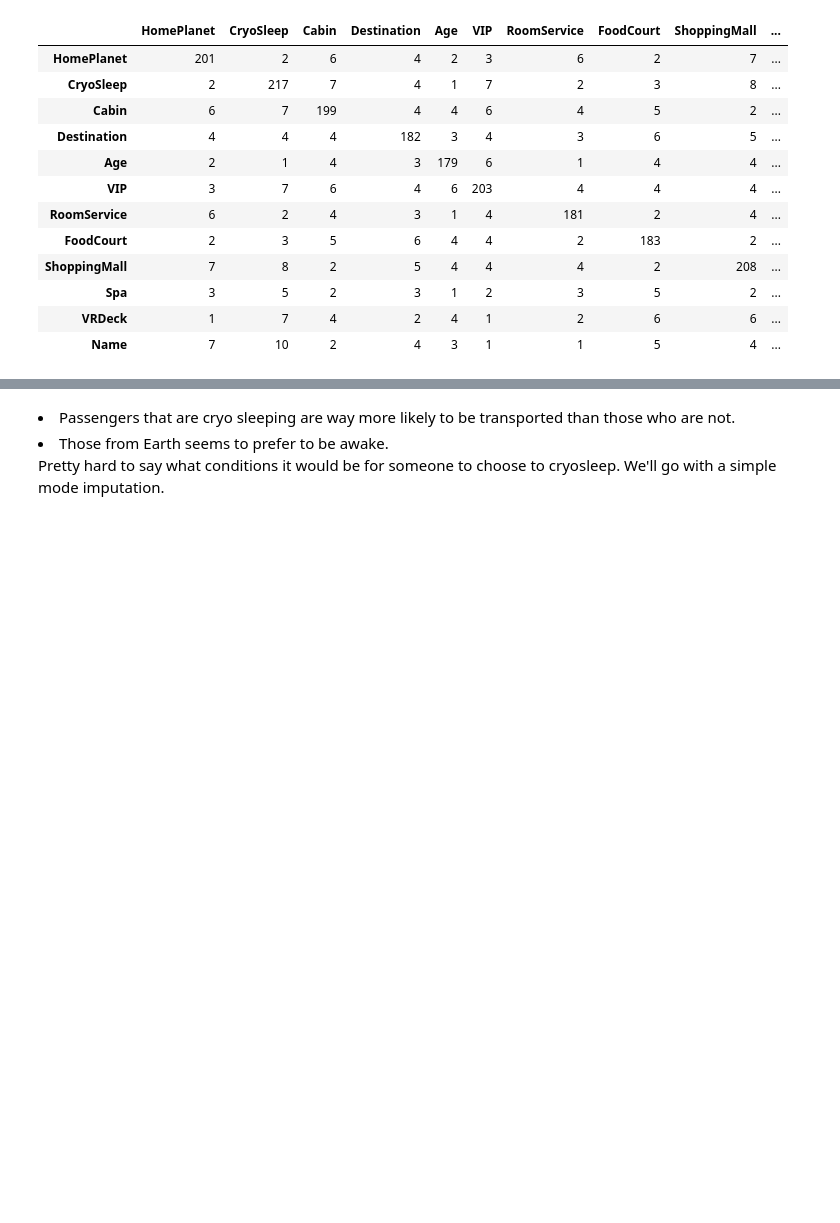
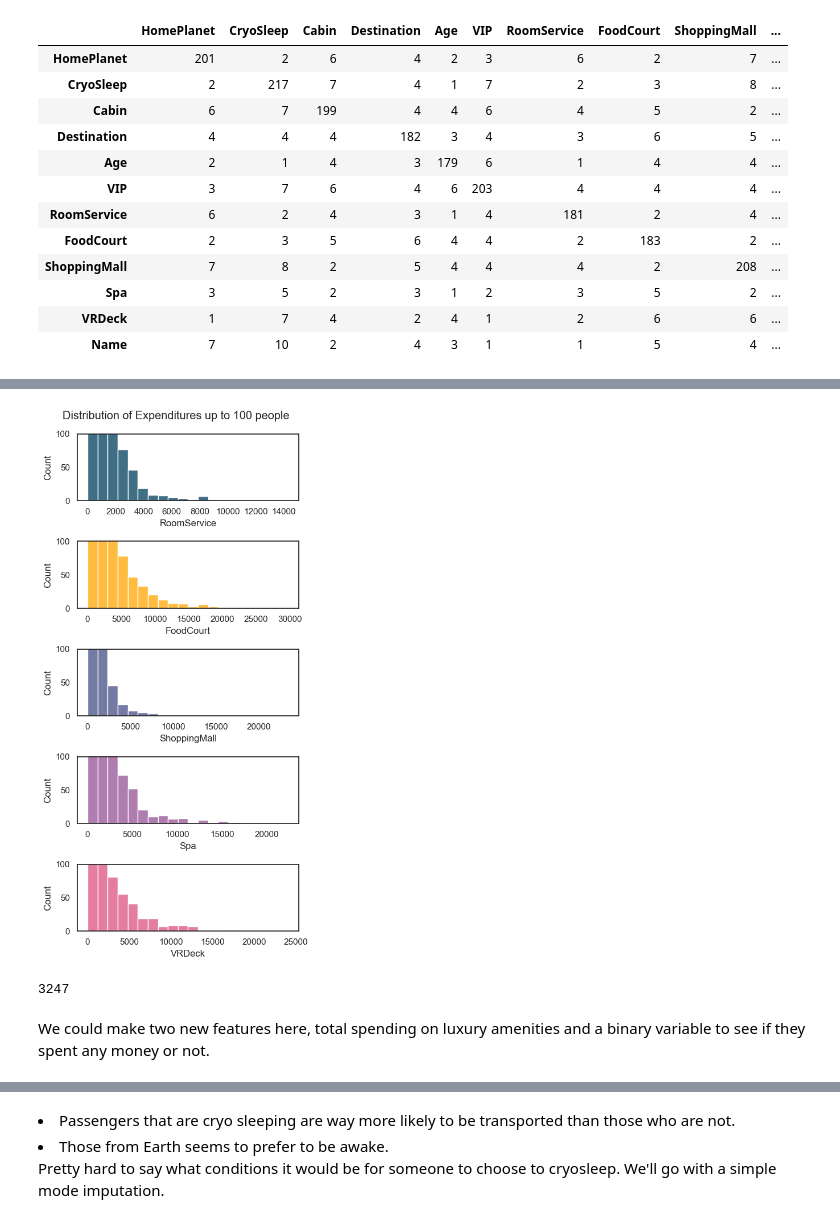
Before and after one commit to edwstanzah/spaceship-titanic, a Jupyter notebook: notebooks/EDA.ipynb, the cells around one changed output, grey strips where cells are left out. Saved outputs shown, nothing was run; the diff lists cells and outputs as text; code cells hidden in the pictures; blank space fills up the shorter version.

```diff
--- a/notebooks/EDA.ipynb
+++ b/notebooks/EDA.ipynb
@@ -415,0 +268,22 @@ sns.countplot(data=df, x='CryoSleep', hue='Transported', palette=CMAP);
+# %%
+# zoom in the distribution
+spend_cols = ['RoomService', 'FoodCourt', 'ShoppingMall', 'Spa', 'VRDeck']
+
+fig, ax = plt.subplots(figsize=(5,10), dpi=100, nrows=5)
+fig.suptitle('Distribution of Expenditures up to 100 people')
+
+for i, col in enumerate(spend_cols):
+    sns.histplot(data=train, x=col,ax=ax[i], bins=20, color=CMAP[i])
+    ax[i].set_ylim(0,100)
+
+fig.tight_layout()
+# %% [output]
+[figure, added]
+# %%
+# see how many people not spend any money on any of the services/entertainment
+zero_spend = train.query('RoomService==0 and FoodCourt==0 and ShoppingMall==0 and Spa==0 and VRDeck==0')
+zero_spend['PassengerId'].count()
+# %% [output]
+3247
+# %% [markdown]
+We could make two new features here, total spending on luxury amenities and a binary variable to see if they spent any money or not.
```
Also changed, not shown: parts of 206 cells of this notebook, 59 other files.
